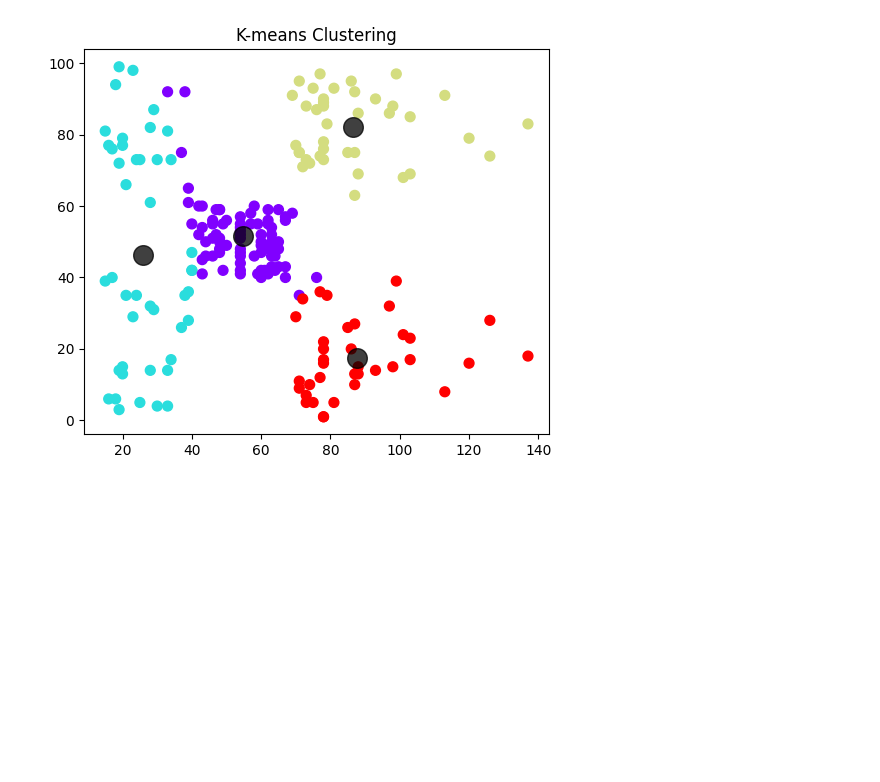
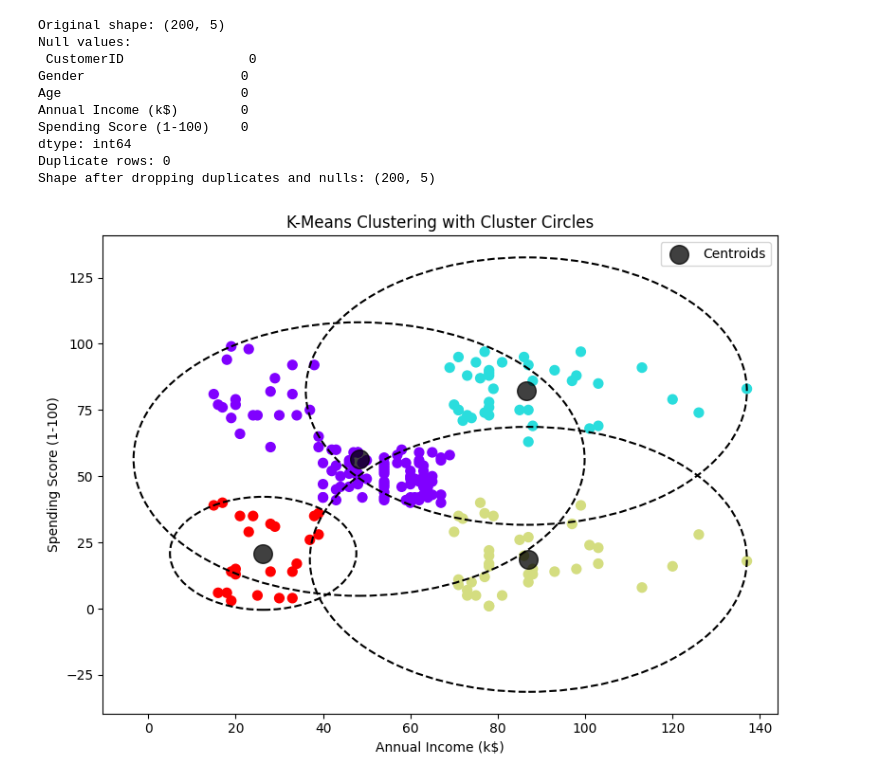
Before and after one commit to kashishver-ma/aiml-concepts, a Jupyter notebook: ml/unsupervised/mall_customer/mall.ipynb, the cells around one changed output. Cells and saved outputs as stored; diff of their text form; code cells hidden in the pictures; blank space fills up the shorter version.

```diff
--- a/ml/unsupervised/mall_customer/mall.ipynb
+++ b/ml/unsupervised/mall_customer/mall.ipynb
@@ -1,24 +1,60 @@
 # %%
-# Applying cluster methods to group data points based on their similarities on this data set
-
-# K-means clustering is a method to group data points into a specified number of clusters (k) based on their features.
-# It works by iteratively assigning points to the nearest cluster center and updating the centers until convergence.
+# Applying K-means clustering on Mall Customers dataset
 
 from sklearn.cluster import KMeans
+from matplotlib.patches import Circle
 import numpy as np
 import matplotlib.pyplot as plt
+import pandas as pd
 
-# import data from mall_customers.csv
-data = np.loadtxt('Mall_Customers.csv', delimiter=',', skiprows=1, usecols=(3, 4))
-x = data[:, :2]
+# Load dataset
+df = pd.read_csv('Mall_Customers.csv')
 
-obj = KMeans(n_clusters=4)
-y_kmeans = obj.fit_predict(x)
-plt.figure(figsize=(6, 5))
-plt.scatter(x[:, 0], x[:, 1], c=y_kmeans, cmap='rainbow', s=50)
-centers = obj.cluster_centers_
-plt.scatter(centers[:, 0], centers[:, 1], c='black', s=200, alpha=0.75)
-plt.title("K-means Clustering")
+# Filter null and duplicate values
+print("Original shape:", df.shape)
+print("Null values:\n", df.isnull().sum())
+print("Duplicate rows:", df.duplicated().sum())
+
+# Drop duplicates and nulls
+df.drop_duplicates(inplace=True)
+df.dropna(inplace=True)
+print("Shape after dropping duplicates and nulls:", df.shape)
+
+# Select features for clustering (Annual Income and Spending Score)
+X = df.iloc[:, [3, 4]].values
+
+# Apply K-Means clustering
+kmeans = KMeans(n_clusters=4, random_state=0)
+y_kmeans = kmeans.fit_predict(X)
+centers = kmeans.cluster_centers_
+
+# Plot clusters
+plt.figure(figsize=(8, 6))
+plt.scatter(X[:, 0], X[:, 1], c=y_kmeans, cmap='rainbow', s=50)
+plt.scatter(centers[:, 0], centers[:, 1], c='black', s=200, alpha=0.75, label='Centroids')
+
+# Draw circle around each cluster
+for i, center in enumerate(centers):
+    cluster_points = X[y_kmeans == i]
+    radius = np.max(np.linalg.norm(cluster_points - center, axis=1))
+    circle = Circle(center, radius, color='black', fill=False, linestyle='--', linewidth=1.5)
+    plt.gca().add_patch(circle)
+
+plt.xlabel("Annual Income (k$)")
+plt.ylabel("Spending Score (1-100)")
+plt.title("K-Means Clustering with Cluster Circles")
+plt.legend()
+plt.tight_layout()
 plt.show()
 # %% [output]
+Original shape: (200, 5)
+Null values:
+ CustomerID                0
+Gender                    0
+Age                       0
+Annual Income (k$)        0
+Spending Score (1-100)    0
+dtype: int64
+Duplicate rows: 0
+Shape after dropping duplicates and nulls: (200, 5)
-[figure, old version]
+[figure, new version]
```
Also changed, not shown: parts of 2 cells of this notebook, 12 other files.
